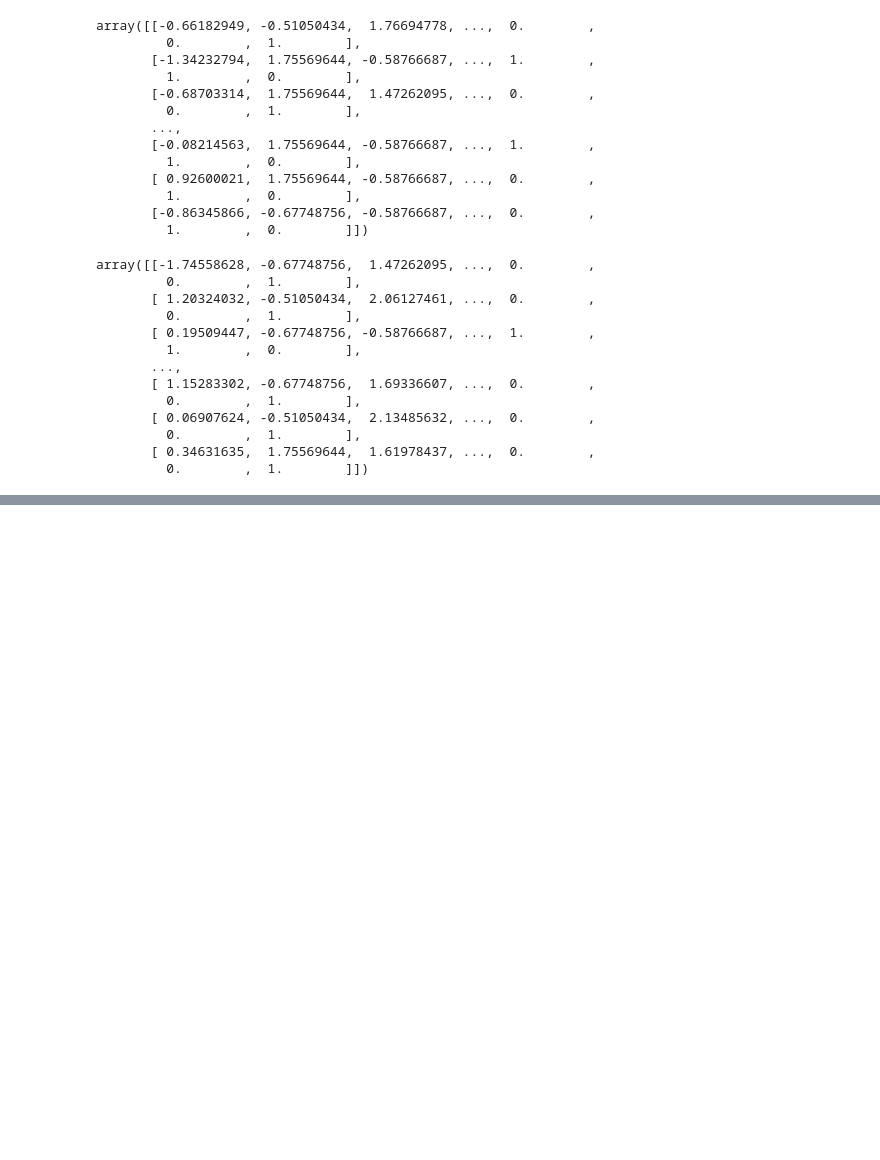
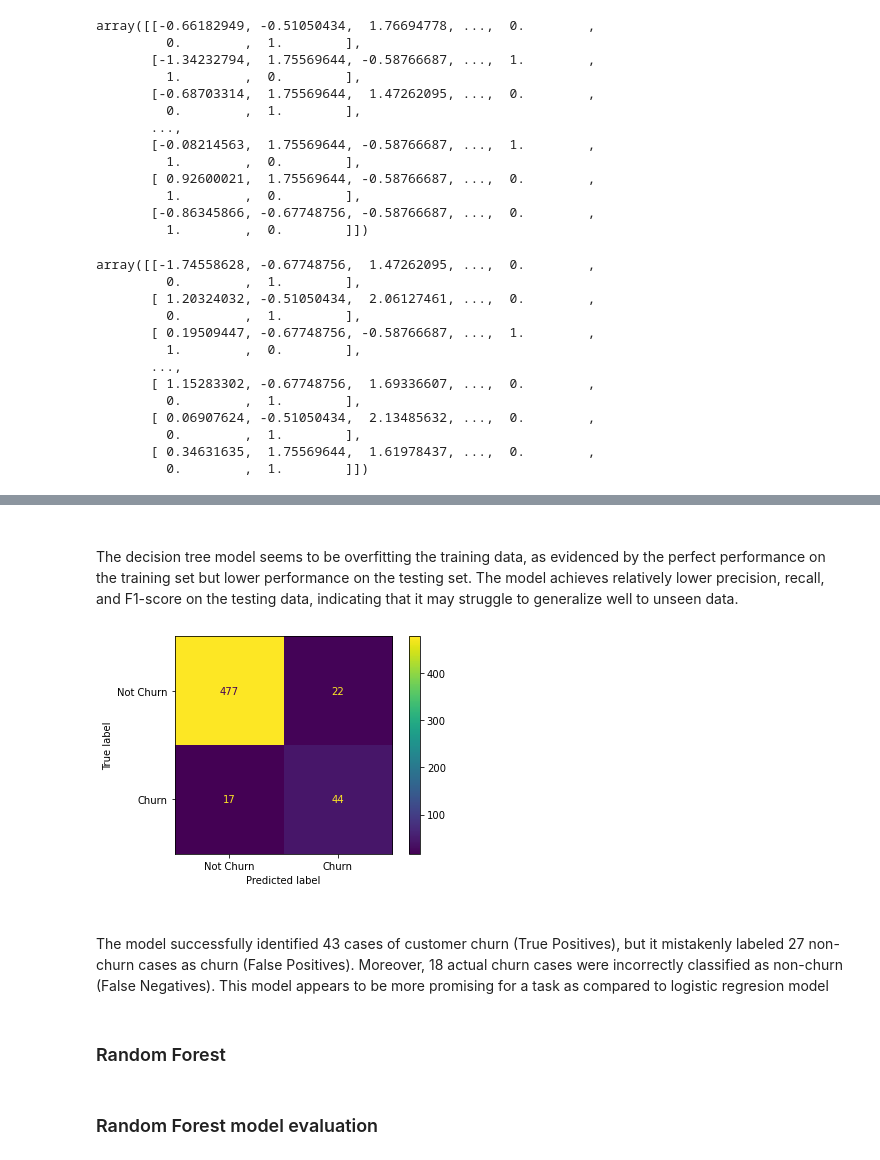
Before and after one commit to bonie99/Customer-Churn, a Jupyter notebook: Customer EDA.ipynb, the cells around one changed output, grey strips where cells are left out. Cells and saved outputs as stored; diff of their text form; code cells hidden in the pictures; blank space fills up the shorter version.

```diff
--- a/Customer EDA.ipynb
+++ b/Customer EDA.ipynb
@@ -733,13 +585,0 @@ auc score:0.8428
-# %%
-# Define a list of depths to test for the Decision Tree
-depths = [2, 3, 4, 5, 6, 7, 8, 9, 10, 15, 20, 50]
-for d in depths:
-    # Initialize a Decision Tree Classifier with the current depth
-    dt = DecisionTreeClassifier(max_depth=d)
-    # Fit the Decision Tree model to the training data
-    dt.fit(X_train, y_train)
-    # Predict the probabilities for the test data
-    y_pred = dt.predict_proba(X_test)[:,1]
-     # Calculate the AUC-ROC score for the model at the current depth
-    score = roc_auc_score(y_test, y_pred)
-    print(d, round(score, 5))
@@ -927,0 +713,14 @@ roc score:0.9155
+# %% [markdown]
+###
+The decision tree model seems to be overfitting the training data, as evidenced by the perfect performance on the training set but lower performance on the testing set. The model achieves relatively lower precision, recall, and F1-score on the testing data, indicating that it may struggle to generalize well to unseen data.
+# %%
+# Plotting the confusion matrix for the decision tree model
+class_labels = ['Not Churn', 'Churn']
+plot_confusion_matrix(dt, X_test, y_test, display_labels=class_labels);
+# %% [output]
+[figure, added]
+# %% [markdown]
+####
+The model successfully identified 43 cases of customer churn (True Positives), but it mistakenly labeled 27 non-churn cases as churn (False Positives). Moreover, 18 actual churn cases were incorrectly classified as non-churn (False Negatives). This model appears to be more promising for a task as compared to logistic regresion model
+# %% [markdown]
+### Random Forest
@@ -927,0 +735,2 @@ roc score:0.9155
+# %% [markdown]
+ ### Random Forest model evaluation
```
Also changed, not shown: parts of 93 cells of this notebook, 1 other file.
